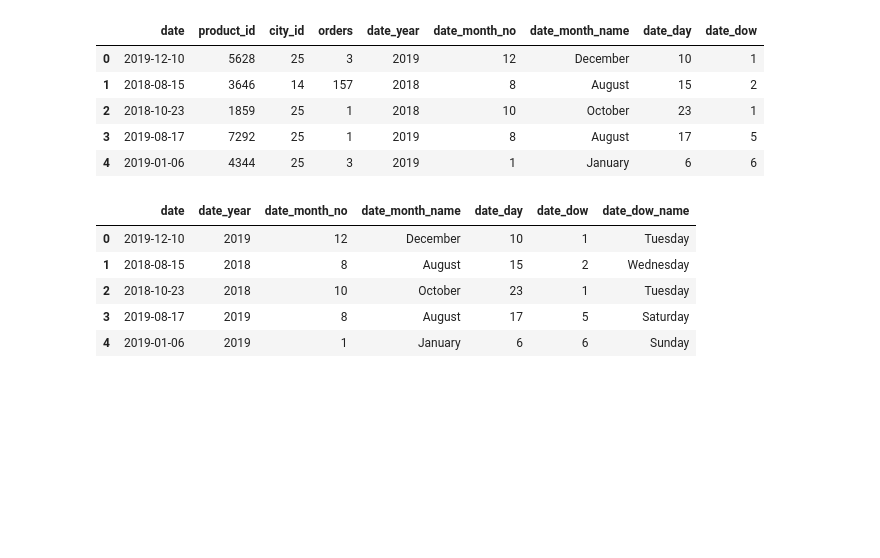
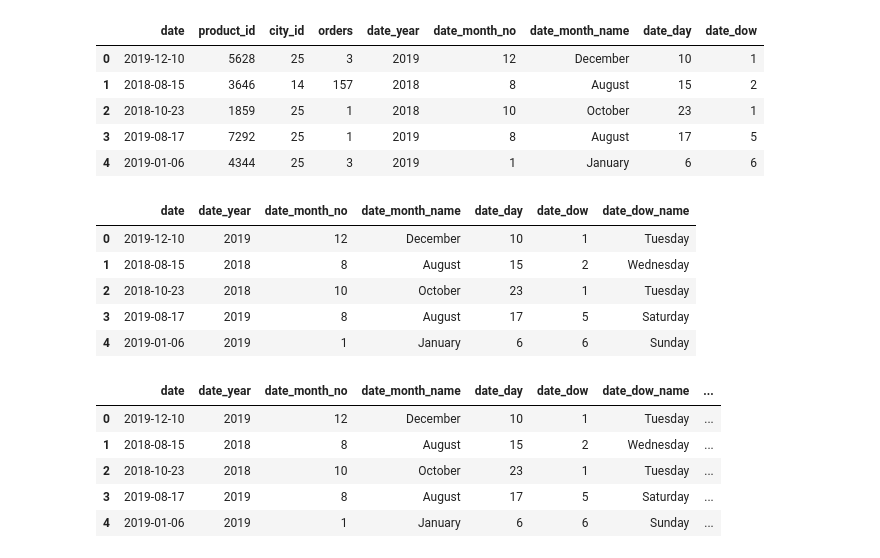
Before and after one commit to najnin26/Machine-Learning, a Jupyter notebook: Basic/handling-date-and-time-variables.ipynb, the cells around one changed output. Cells and saved outputs as stored; diff of their text form; code cells hidden in the pictures; blank space fills up the shorter version.

Commit message:
Kaggle Notebook | Handling Date and Time Variables

```diff
--- a/Basic/handling-date-and-time-variables.ipynb
+++ b/Basic/handling-date-and-time-variables.ipynb
@@ -117,3 +117,13 @@ date.drop(columns=['product_id','city_id','orders']).head()
 | 2 | 2018-10-23 | 2018 | 10 | October | 23 | 1 | Tuesday |
 | 3 | 2019-08-17 | 2019 | 8 | August | 17 | 5 | Saturday |
 | 4 | 2019-01-06 | 2019 | 1 | January | 6 | 6 | Sunday |
+# %%
+date['date_is_weekend'] = np.where(date['date_dow_name'].isin(['Sunday', 'Saturday']), 1,0)
+date.drop(columns=['product_id','city_id','orders']).head()
+# %% [output]
+|  | date | date_year | date_month_no | date_month_name | date_day | date_dow | date_dow_name | ... |
+| 0 | 2019-12-10 | 2019 | 12 | December | 10 | 1 | Tuesday | ... |
+| 1 | 2018-08-15 | 2018 | 8 | August | 15 | 2 | Wednesday | ... |
+| 2 | 2018-10-23 | 2018 | 10 | October | 23 | 1 | Tuesday | ... |
+| 3 | 2019-08-17 | 2019 | 8 | August | 17 | 5 | Saturday | ... |
+| 4 | 2019-01-06 | 2019 | 1 | January | 6 | 6 | Sunday | ... |
```
Also changed, not shown: parts of 13 cells of this notebook.
